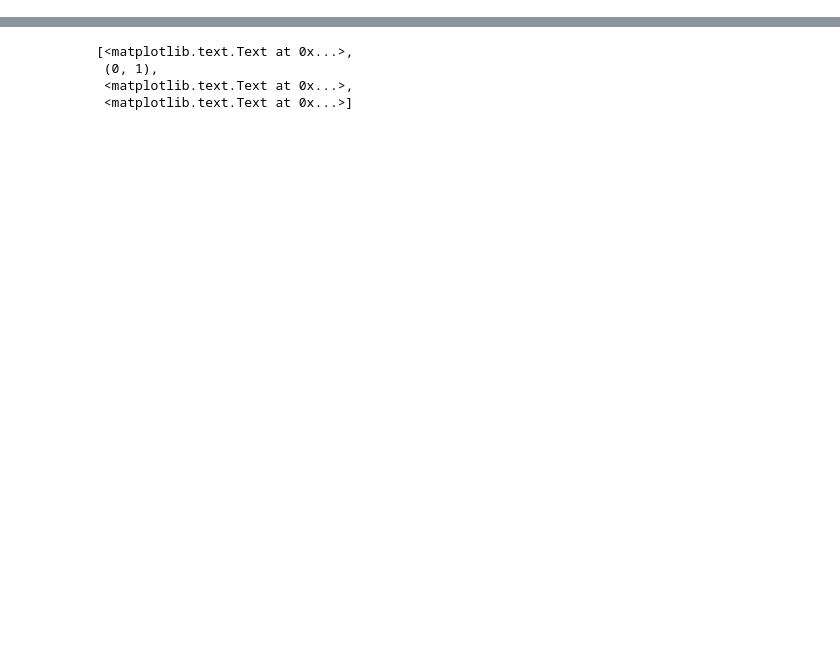
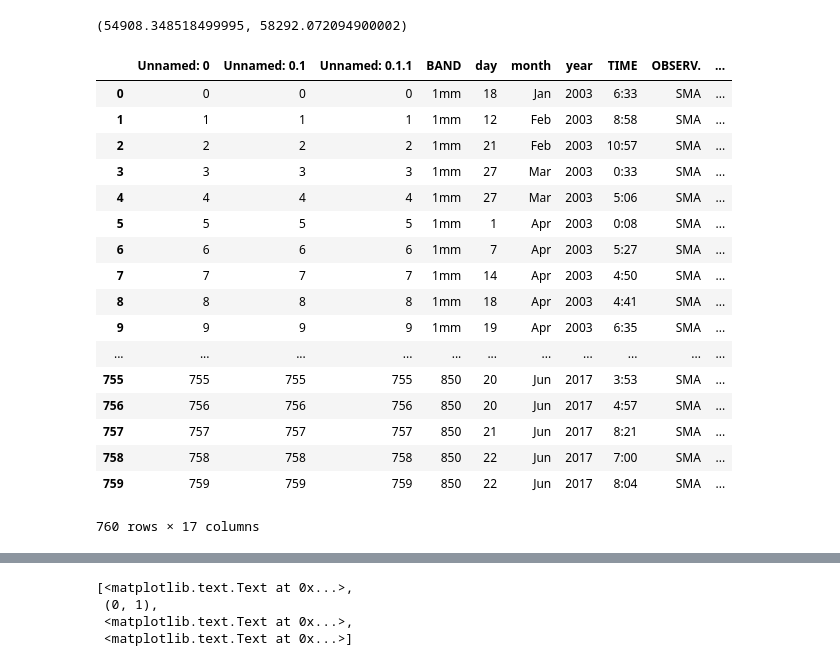
Before and after one commit to brettlv/brettlv.github.io, a Jupyter notebook: pythoncode/astroLombScargle.ipynb, the cells around one changed output, grey strips where cells are left out. Drawn from its saved outputs; the diff is of its cells as text; code cells hidden in the pictures; blank space fills up the shorter version.

```diff
--- a/pythoncode/astroLombScargle.ipynb
+++ b/pythoncode/astroLombScargle.ipynb
@@ -0,0 +48,28 @@
+# %%
+t[0],t[329]
+# %% [output]
+(54908.348518499995, 58292.072094900002)
+# %%
+data3c273=pd.read_csv('/Users/brettlv/blog/IHEP_sync/file_to_mac/data/3c273.csv')
+data3c273time=pd.read_csv('/Users/brettlv/blog/IHEP_sync/file_to_mac/data/3c273time.csv')
+# %%
+data3c273time
+# %% [output]
+|  | Unnamed: 0 | Unnamed: 0.1 | Unnamed: 0.1.1 | BAND | day | month | year | TIME | OBSERV. | ... |
+| 0 | 0 | 0 | 0 | 1mm | 18 | Jan | 2003 | 6:33 | SMA | ... |
+| 1 | 1 | 1 | 1 | 1mm | 12 | Feb | 2003 | 8:58 | SMA | ... |
+| 2 | 2 | 2 | 2 | 1mm | 21 | Feb | 2003 | 10:57 | SMA | ... |
+| 3 | 3 | 3 | 3 | 1mm | 27 | Mar | 2003 | 0:33 | SMA | ... |
+| 4 | 4 | 4 | 4 | 1mm | 27 | Mar | 2003 | 5:06 | SMA | ... |
+| 5 | 5 | 5 | 5 | 1mm | 1 | Apr | 2003 | 0:08 | SMA | ... |
+| 6 | 6 | 6 | 6 | 1mm | 7 | Apr | 2003 | 5:27 | SMA | ... |
+| 7 | 7 | 7 | 7 | 1mm | 14 | Apr | 2003 | 4:50 | SMA | ... |
+| 8 | 8 | 8 | 8 | 1mm | 18 | Apr | 2003 | 4:41 | SMA | ... |
+| 9 | 9 | 9 | 9 | 1mm | 19 | Apr | 2003 | 6:35 | SMA | ... |
+| ... | ... | ... | ... | ... | ... | ... | ... | ... | ... | ... |
+| 755 | 755 | 755 | 755 | 850 | 20 | Jun | 2017 | 3:53 | SMA | ... |
+| 756 | 756 | 756 | 756 | 850 | 20 | Jun | 2017 | 4:57 | SMA | ... |
+| 757 | 757 | 757 | 757 | 850 | 21 | Jun | 2017 | 8:21 | SMA | ... |
+| 758 | 758 | 758 | 758 | 850 | 22 | Jun | 2017 | 7:00 | SMA | ... |
+| 759 | 759 | 759 | 759 | 850 | 22 | Jun | 2017 | 8:04 | SMA | ... |
+760 rows × 17 columns
```
Also changed, not shown: parts of 13 cells of this notebook, 44 other files.
